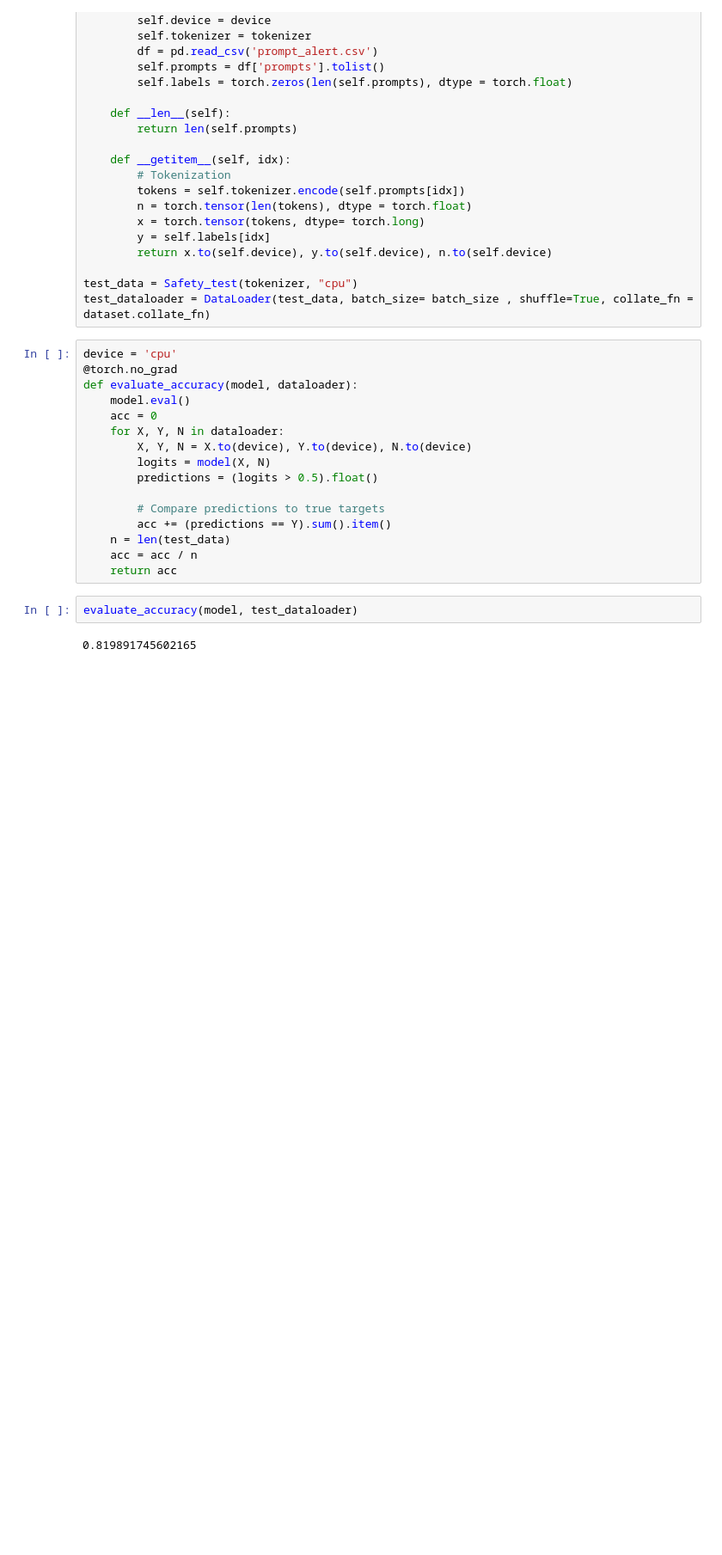
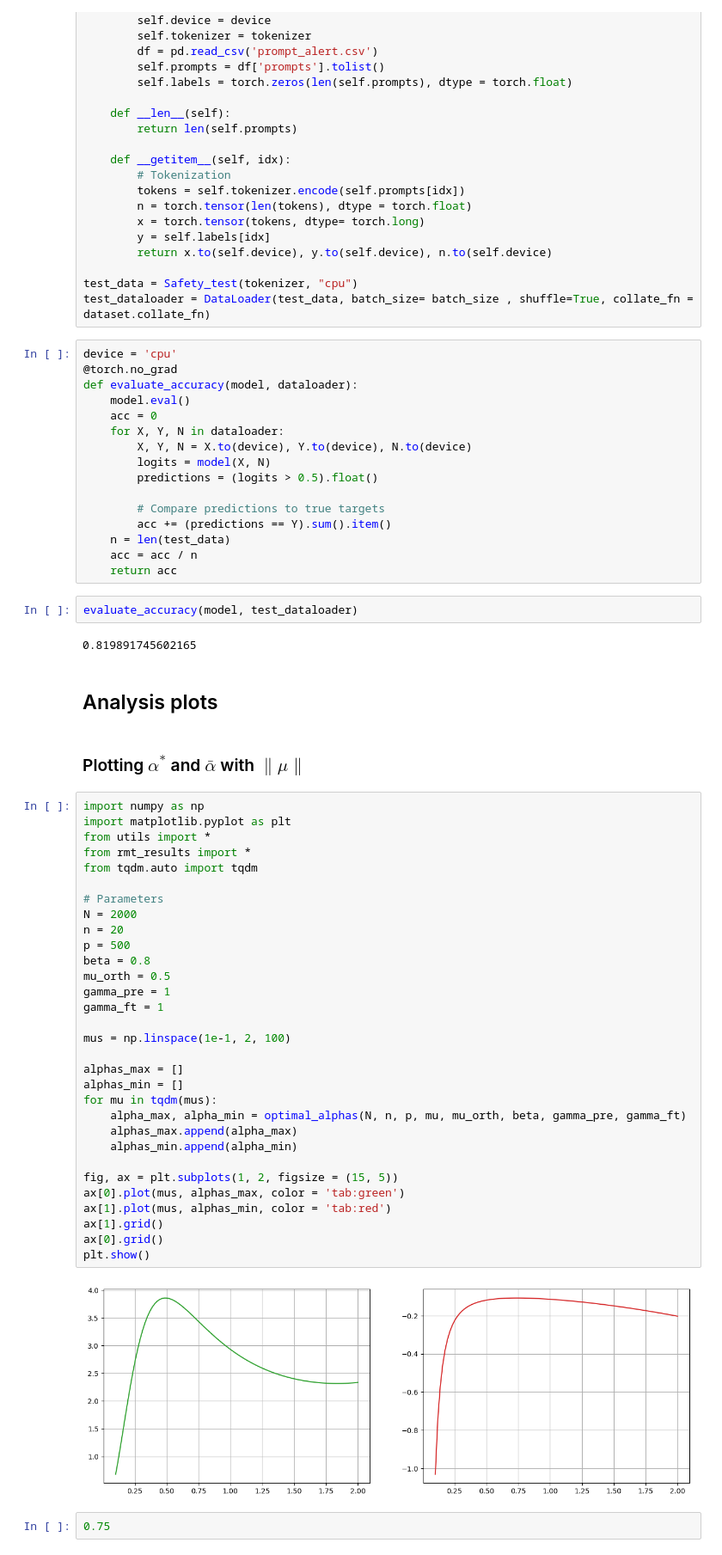
Before and after one commit to elfirdoussilab1/alpha-LoRA, a Jupyter notebook: test_utils.ipynb, the cells around one changed output. Shown at 86% size. Saved outputs shown, nothing was run; the diff lists cells and outputs as text; blank space fills up the shorter version.

Commit message:
added alpha = 1 on simulations

```diff
--- a/test_utils.ipynb
+++ b/test_utils.ipynb
@@ -782,3 +782,42 @@ def evaluate_accuracy(model, dataloader):
 evaluate_accuracy(model, test_dataloader)
 # %% [output]
 0.819891745602165
+# %% [markdown]
+## Analysis plots
+# %% [markdown]
+### Plotting $\alpha^*$ and $\bar \alpha$ with $\| \mu \|$
+# %%
+import numpy as np
+import matplotlib.pyplot as plt
+from utils import *
+from rmt_results import *
+from tqdm.auto import tqdm
+
+# Parameters
+N = 2000
+n = 20
+p = 500
+beta = 0.8
+mu_orth = 0.5
+gamma_pre = 1
+gamma_ft = 1
+
+mus = np.linspace(1e-1, 2, 100)
+
+alphas_max = []
+alphas_min = []
+for mu in tqdm(mus):
+    alpha_max, alpha_min = optimal_alphas(N, n, p, mu, mu_orth, beta, gamma_pre, gamma_ft)
+    alphas_max.append(alpha_max)
+    alphas_min.append(alpha_min)
+
+fig, ax = plt.subplots(1, 2, figsize = (15, 5))
+ax[0].plot(mus, alphas_max, color = 'tab:green')
+ax[1].plot(mus, alphas_min, color = 'tab:red')
+ax[1].grid()
+ax[0].grid()
+plt.show()
+# %% [output]
+[figure, added]
+# %%
+0.75
```
Also changed, not shown: 18 other files.
